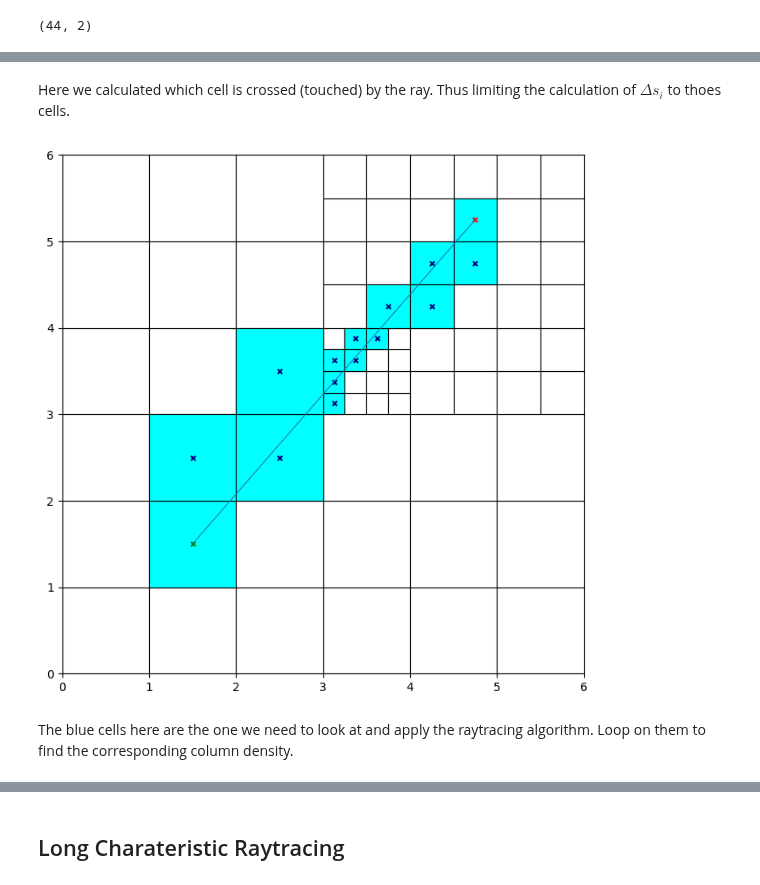
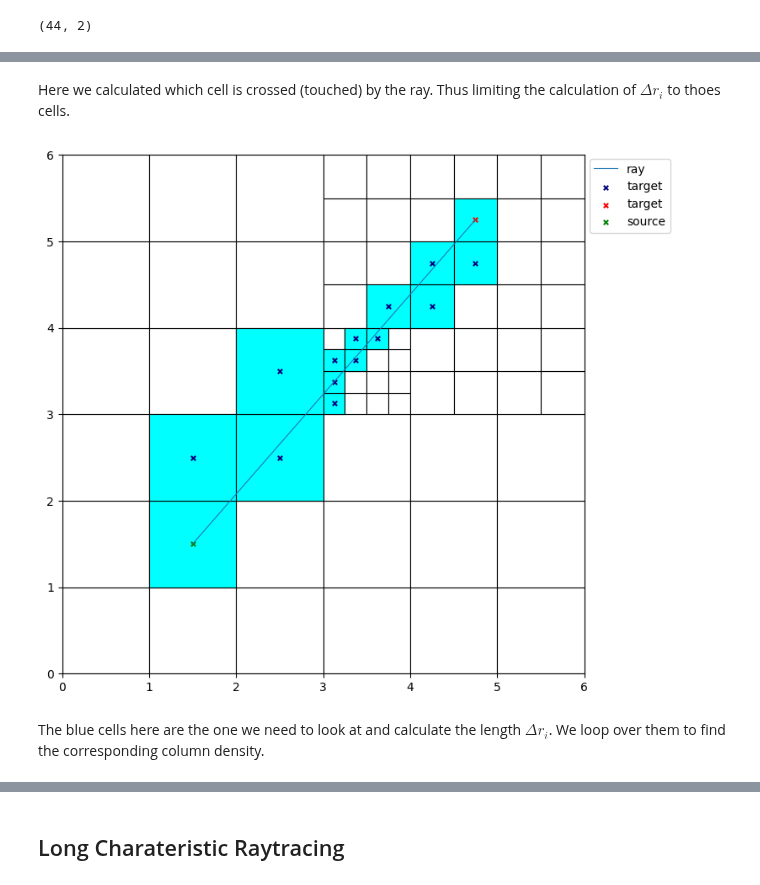
Before and after one commit to micbia/universe-in-a-box, a Jupyter notebook: rt/raytracing_intro_longchar.ipynb, the cells around one changed output, grey strips where cells are left out. Cells and saved outputs as stored; diff of their text form; code cells hidden in the pictures.

```diff
--- a/rt/raytracing_intro_longchar.ipynb
+++ b/rt/raytracing_intro_longchar.ipynb
@@ -169,34 +169,35 @@ mask = np.array([(np.abs(r_cp[i,0]) <= dr_grid[i]/2) and (np.abs(r_cp[i,1]) <= d
 r_touch = r_cell[mask]
 dr_touch = dr_grid[mask]
 # %% [markdown]
-Here we calculated which cell is crossed (touched) by the ray. Thus limiting the calculation of $\Delta s_i$ to thoes cells.
+Here we calculated which cell is crossed (touched) by the ray. Thus limiting the calculation of $\Delta r_i$ to thoes cells.
 # %%
 fig, ax = plt.subplots(figsize=(8, 8))
 
 # plot grid with cell boundaries and refinement
 plot_irregular_grid_cells(r_c=r_c, dr=dr, ax=ax)
 
 # plot cells that are touched by the ray
 plot_irregular_grid_cells(r_c=r_touch, dr=dr_touch, color='cyan', ax=ax)
 
-# mark cells that are crossed by the ray
-ax.scatter(x=r_touch[1:-1,0], y=r_touch[1:-1,1], s=15, marker='x', color='navy', label='target')
-
 # plot ray
 x_plot, y_plot = plot_ray(r_s=r_source, r_t=r_target)
 ax.plot(x_plot, y_plot, lw=0.8, label='ray')
+
+# mark cells that are crossed by the ray
+ax.scatter(x=r_touch[1:-1,0], y=r_touch[1:-1,1], s=15, marker='x', color='navy', label='target')
 
 # plot target and source
 ax.scatter(x=r_target[0], y=r_target[1], s=15, marker='x', color='red', label='target')
 ax.scatter(x=r_source[0], y=r_source[1], s=15, marker='x', color='green', label='source')
 
+plt.legend(loc=(1.01,0.85))
 ax.set_xlim(0, meshsize)
 ax.set_ylim(0, meshsize)
 plt.show()
 # %% [output]
-[figure, old version]
+[figure, new version]
 # %% [markdown]
-The blue cells here are the one we need to look at and apply the raytracing algorithm. Loop on them to find the corresponding column density.
+The blue cells here are the one we need to look at and calculate the length $\Delta r_i$. We loop over them to find the corresponding column density.
 # %%
 for i in range(r_touch.shape[0]):
     print(r_touch[i], r_touch[i] + dr_touch[i]/2)
```
Also changed, not shown: parts of 6 cells of this notebook, 1 other file.
